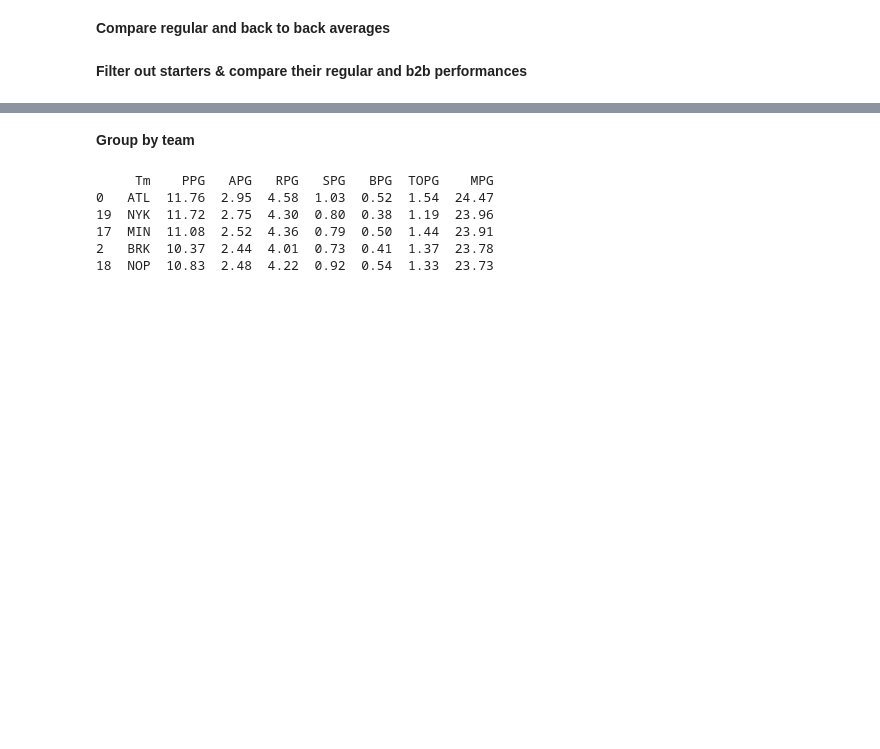
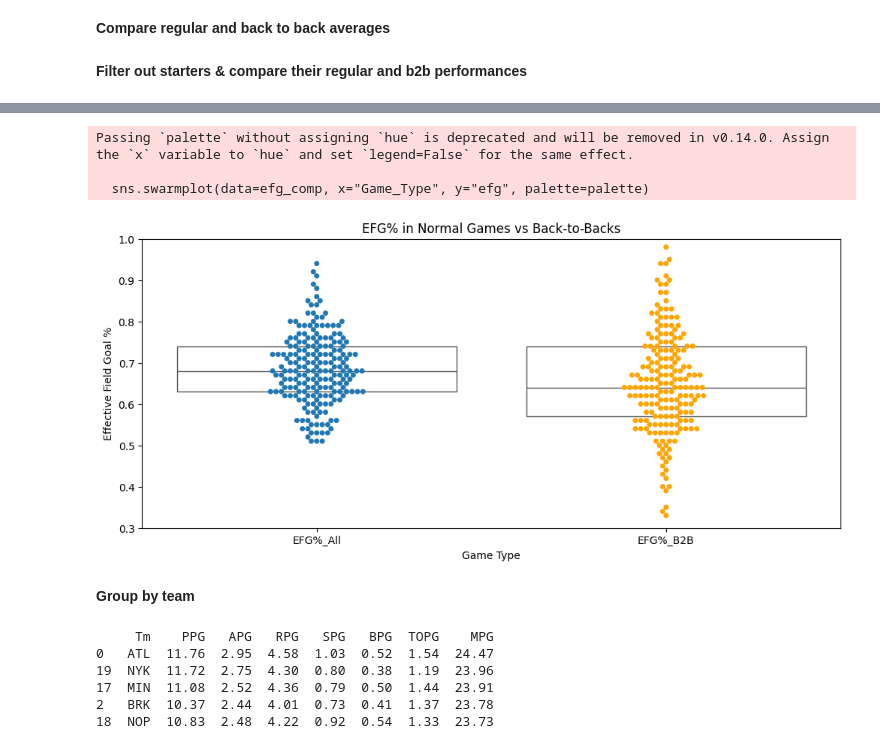
Before and after one commit to Ryan-Siglag/NBA-Back-To-Back-Analysis, a Jupyter notebook: NBA_B2B.ipynb, the cells around one changed output, grey strips where cells are left out. Drawn from its saved outputs; the diff is of its cells as text; code cells hidden in the pictures; blank space fills up the shorter version.

```diff
--- a/NBA_B2B.ipynb
+++ b/NBA_B2B.ipynb
@@ -303,3 +522,36 @@ print(starter_comp['PPG_Diff'].mean())
+# %%
+efg_comp = starter_comp.melt(
+    id_vars=["Player"],
+    value_vars=["EFG%_All", "EFG%_B2B"],
+    var_name="Game_Type",
+    value_name="efg"
+)
+
+plt.figure(figsize=(12,5))
+plt.ylim(0.30, 1)
+
+palette = {"EFG%_All": "C0", "EFG%_B2B": "orange"}
+sns.swarmplot(data=efg_comp, x="Game_Type", y="efg", palette=palette)
+
+sns.boxplot(
+    data=efg_comp,
+    x="Game_Type",
+    y="efg",
+    showcaps=False,
+    boxprops={'facecolor': 'none'},
+    showfliers=False,
+    whiskerprops={'linewidth': 0},
+)
+
+plt.xlabel("Game Type")
+plt.ylabel("Effective Field Goal %")
+plt.title("EFG% in Normal Games vs Back-to-Backs")
+plt.show()
+# %% [output]
+Passing `palette` without assigning `hue` is deprecated and will be removed in v0.14.0. Assign the `x` variable to `hue` and set `legend=False` for the same effect.
+
+  sns.swarmplot(data=efg_comp, x="Game_Type", y="efg", palette=palette)
+[figure, added]
 # %% [markdown]
 **Group by team**
 # %%
```
Also changed, not shown: parts of 29 cells of this notebook.
